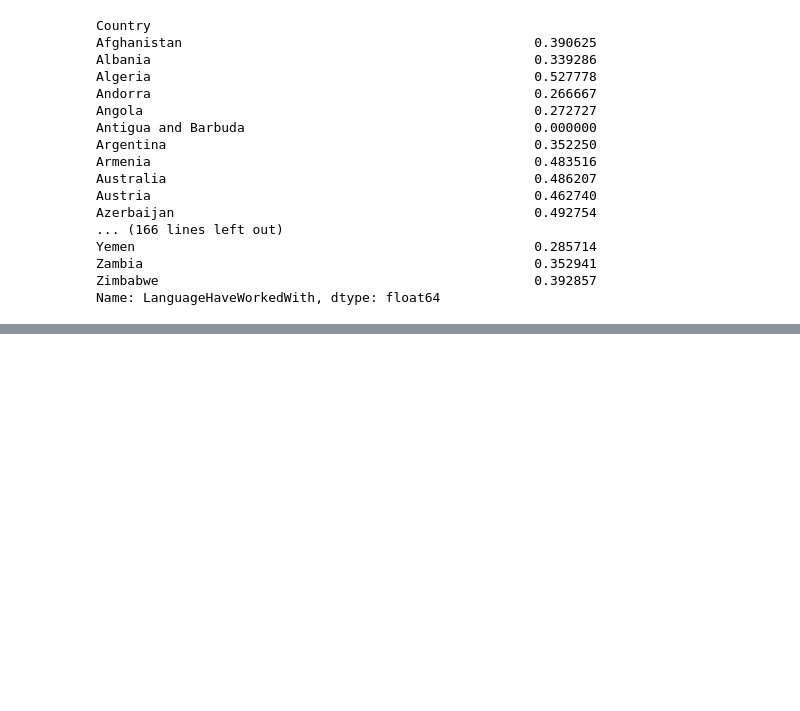
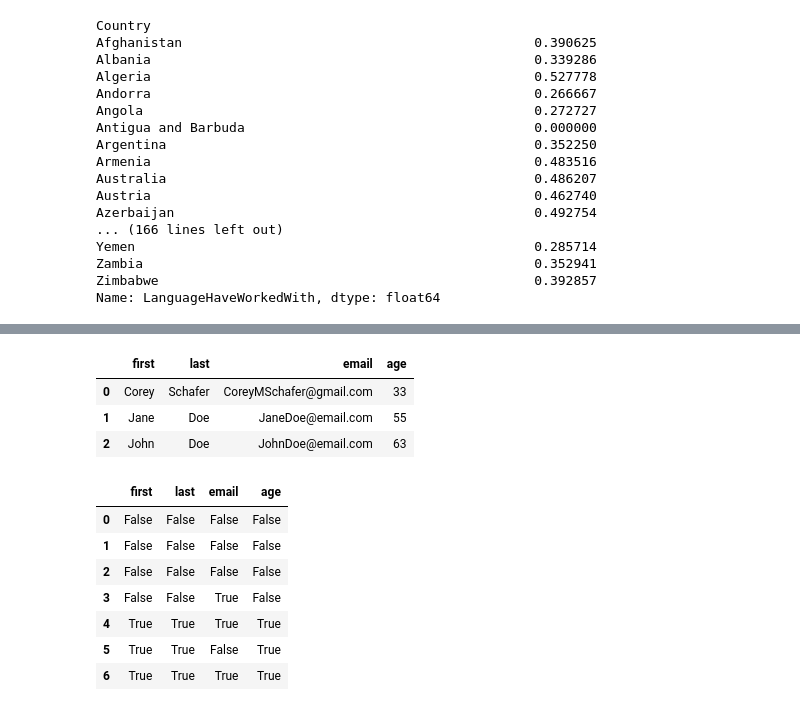
Before and after one commit to muhammadawa242/Machine-Learning-Tutorials-and-other-stuff, a Jupyter notebook: chafer/chafer.ipynb, the cells around one changed output, grey strips where cells are left out. Saved outputs shown, nothing was run; the diff lists cells and outputs as text; code cells hidden in the pictures; blank space fills up the shorter version.

```diff
--- a/chafer/chafer.ipynb
+++ b/chafer/chafer.ipynb
@@ -651,0 +658,10 @@ Name: LanguageHaveWorkedWith, dtype: float64
+# %%
+import numpy as np
+people = {
+    'first': ['Corey', 'Jane', 'John', 'Chris', np.nan, None, 'NA'],
+    'last': ['Schafer', 'Doe', 'Doe', 'Schafer', np.nan, np.nan, 'Missing'],
+    'email': ['CoreyMSchafer@gmail.com', 'JaneDoe@email.com', 'JohnDoe@email.com', None, np.nan, 'Anonymous@email.com', 'NA'],
+    'age': ['33', '55', '63', '36', None, None, 'Missing']
+}
+
+df2 = pd.DataFrame(people)
@@ -651,0 +708,21 @@ Name: LanguageHaveWorkedWith, dtype: float64
+# %%
+df2.replace('NA', np.nan, inplace=True)
+df2.replace('Missing', np.nan, inplace=True)
+# %%
+df2.dropna()
+# %% [output]
+|  | first | last | email | age |
+| 0 | Corey | Schafer | CoreyMSchafer@gmail.com | 33 |
+| 1 | Jane | Doe | JaneDoe@email.com | 55 |
+| 2 | John | Doe | JohnDoe@email.com | 63 |
+# %%
+df2.isna()
+# %% [output]
+|  | first | last | email | age |
+| 0 | False | False | False | False |
+| 1 | False | False | False | False |
+| 2 | False | False | False | False |
+| 3 | False | False | True | False |
+| 4 | True | True | True | True |
+| 5 | True | True | False | True |
+| 6 | True | True | True | True |
```
Also changed, not shown: parts of 20 cells of this notebook, 1 other file.
